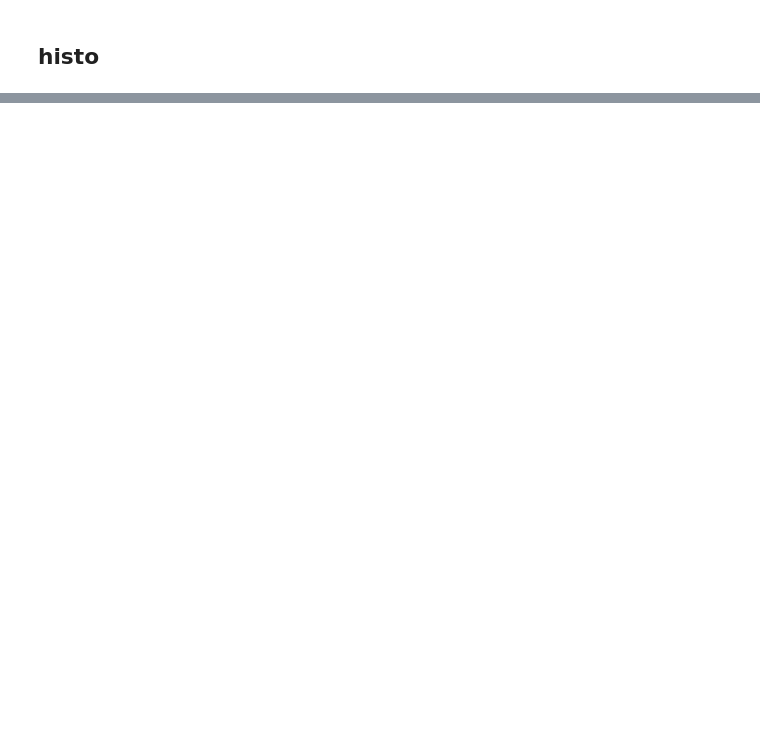
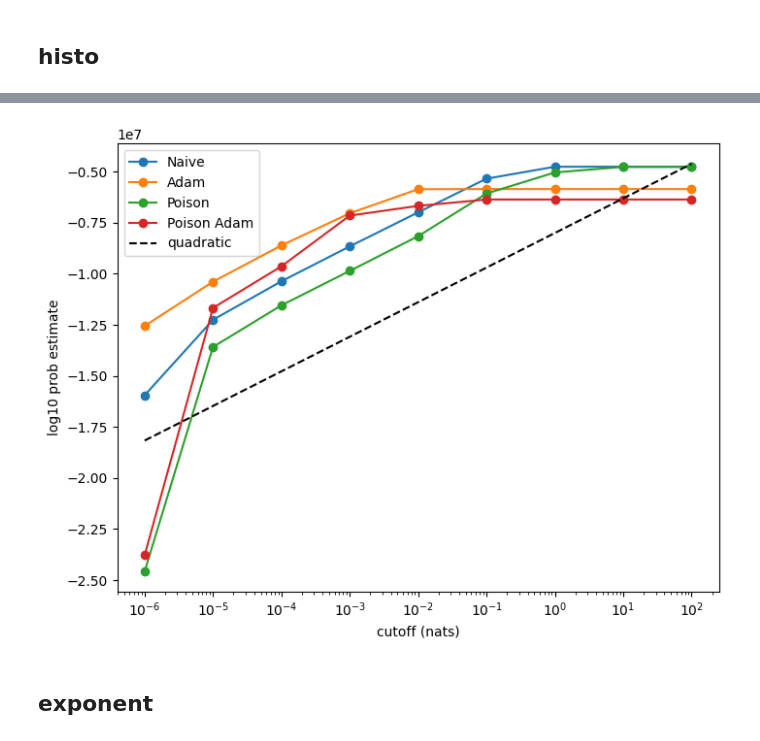
Before and after one commit to EleutherAI/basin-volume, a Jupyter notebook: notebooks/plots.ipynb, the cells around one changed output, grey strips where cells are left out. Cells and saved outputs as stored; diff of their text form; code cells hidden in the pictures; blank space fills up the shorter version.

```diff
--- a/notebooks/plots.ipynb
+++ b/notebooks/plots.ipynb
@@ -187,0 +374,48 @@ plt.show()
+# %%
+#  'convnext_cutoff_1e-05.pkl',
+#  'convnext_cutoff_1e-05_True.pkl', poison
+#  'convnext_cutoff_True_1e-05.pkl', adam
+#  'convnext_cutoff_True_1e-05_True.pkl', poison adam
+
+with open(os.path.join(results_dir, "convnext_cutoff_1e-05.pkl"), "rb") as f:
+    result_naive, cfg = pickle.load(f)
+
+with open(os.path.join(results_dir, "convnext_cutoff_1e-05_True.pkl"), "rb") as f:
+    result_poison, cfg = pickle.load(f)
+
+with open(os.path.join(results_dir, "convnext_cutoff_True_1e-05.pkl"), "rb") as f:
+    result_adam, cfg = pickle.load(f)
+
+with open(os.path.join(results_dir, "convnext_cutoff_True_1e-05_True.pkl"), "rb") as f:
+    result_poison_adam, cfg = pickle.load(f)
+
+
+plt.figure(figsize=(8, 6))
+
+maxes_naive = [result.estimates.max() / np.log(10) for result in result_naive.values()]
+plt.plot(list(result_naive.keys()), maxes_naive, 'o-', label="Naive")
+
+maxes_adam = [result.estimates.max() / np.log(10) for result in result_adam.values()]
+plt.plot(list(result_adam.keys()), maxes_adam, 'o-', label="Adam")
+
+maxes_poison = [result.estimates.max() / np.log(10) for result in result_poison.values()]
+plt.plot(list(result_poison.keys()), maxes_poison, 'o-', label="Poison")
+
+maxes_poison_adam = [result.estimates.max() / np.log(10) for result in result_poison_adam.values()]
+plt.plot(list(result_poison_adam.keys()), maxes_poison_adam, 'o-', label="Poison Adam")
+
+# line with slope model_dim/2
+plt.plot(list(result_poison_adam.keys()),
+         [convnext_model_dim/2 * np.log10(cutoff) - 8e6 for cutoff in result_poison_adam.keys()],
+         '--', color="black",
+         label="quadratic")
+
+plt.xlabel("cutoff (nats)")
+plt.ylabel("log10 prob estimate")
+plt.xscale("log")
+plt.legend()
+plt.show()
+# %% [output]
+[figure, added]
+# %% [markdown]
+## exponent
```
Also changed, not shown: parts of 15 cells of this notebook, 57 other files.
